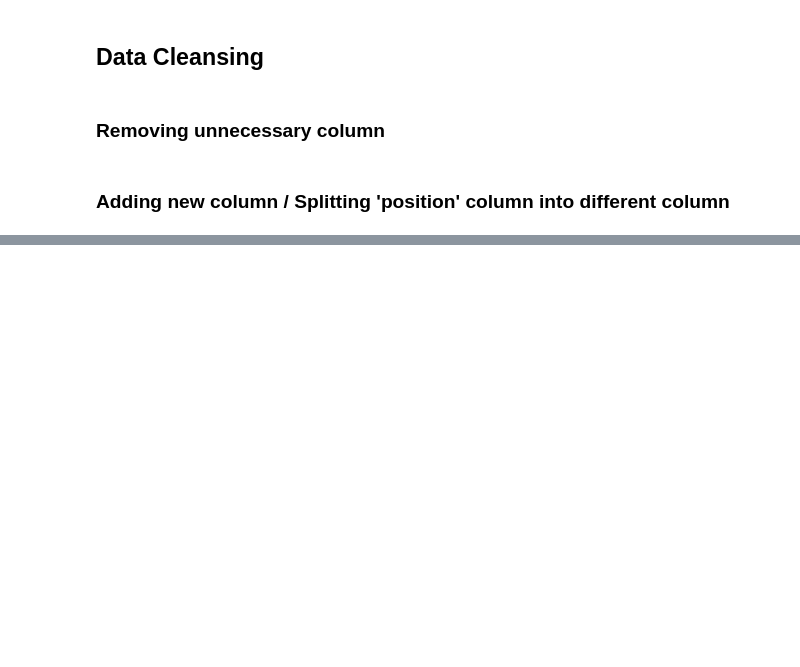
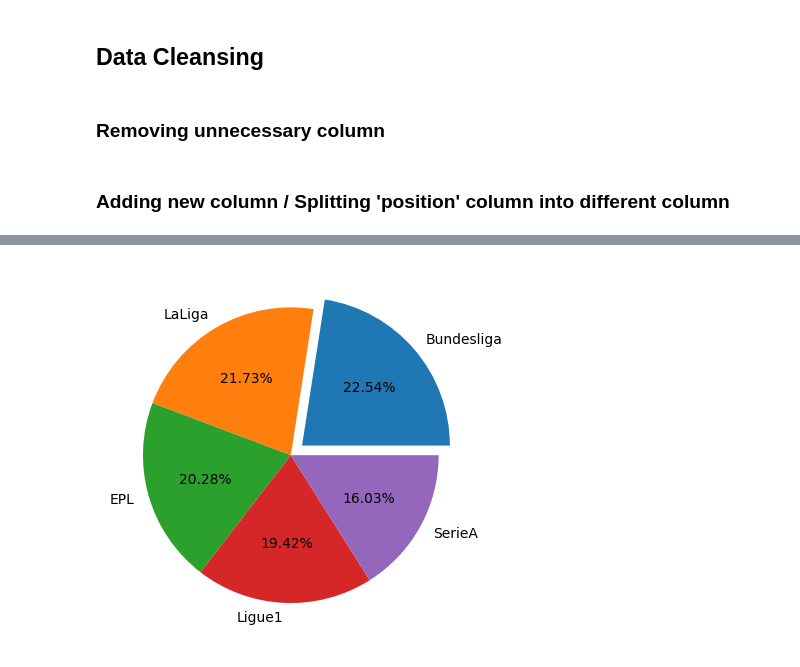
Before and after one commit to JayaWinata/Football-EDA, a Jupyter notebook: Football_EDA.ipynb, the cells around one changed output, grey strips where cells are left out. Cells and saved outputs as stored; diff of their text form; code cells hidden in the pictures; blank space fills up the shorter version.

```diff
--- a/Football_EDA.ipynb
+++ b/Football_EDA.ipynb
@@ -30,7 +30,7 @@ df
 # %% [markdown]
 ### Removing unnecessary column
 # %%
-df.drop(columns=['Unnamed: 0', 'full_name', 'contract_expires', 'joined_club', 'player_agent'], axis=1, inplace=True)
+df.drop(columns=['Unnamed: 0', 'full_name', 'contract_expires', 'joined_club', 'player_agent', 'place_of_birth'], axis=1, inplace=True)
 # %% [markdown]
 ### Adding new column / Splitting 'position' column into different column
 # %%
@@ -39,0 +42,2 @@ df.insert(9,'role',role_series)
+# %%
+df = df[df.league != 'Other']
@@ -39,0 +62,5 @@ df.insert(9,'role',role_series)
+# %%
+plt.pie(df.league.value_counts(),labels=df.league.value_counts().index, autopct='%.2f%%',explode=[0.1,0,0,0,0])
+plt.show()
+# %% [output]
+[figure, added]
```
Also changed, not shown: parts of 14 cells of this notebook.
